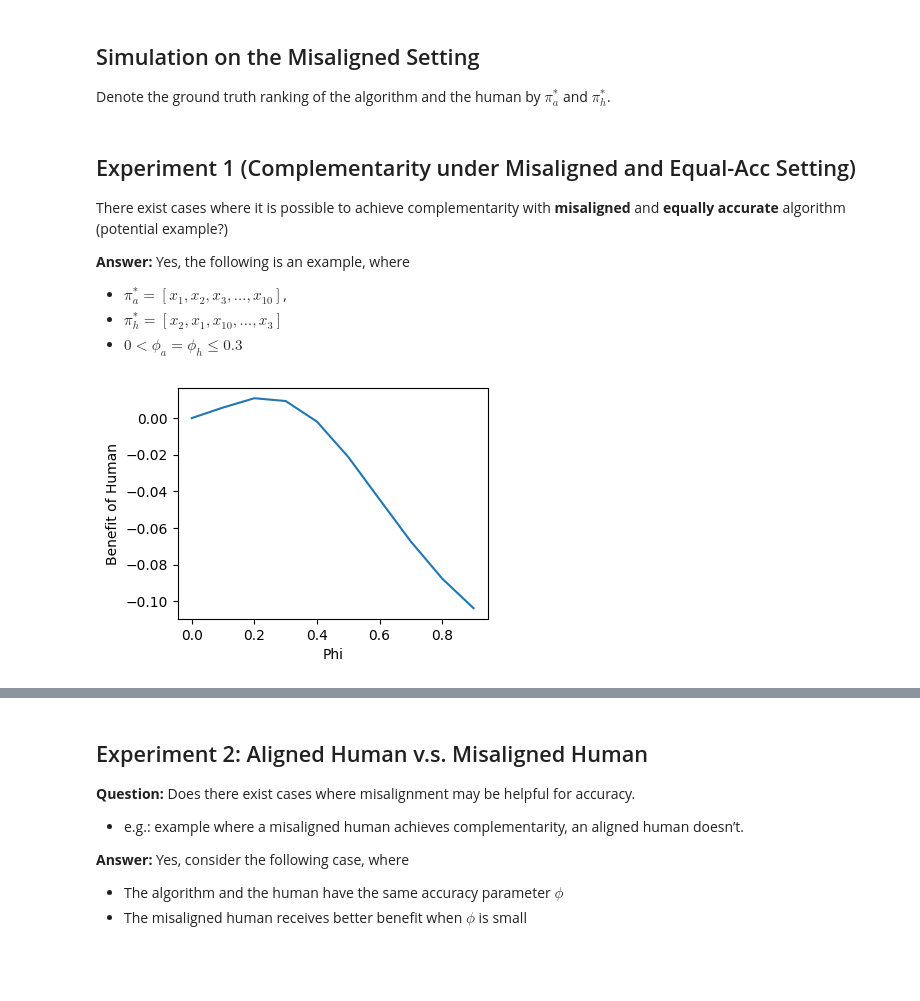
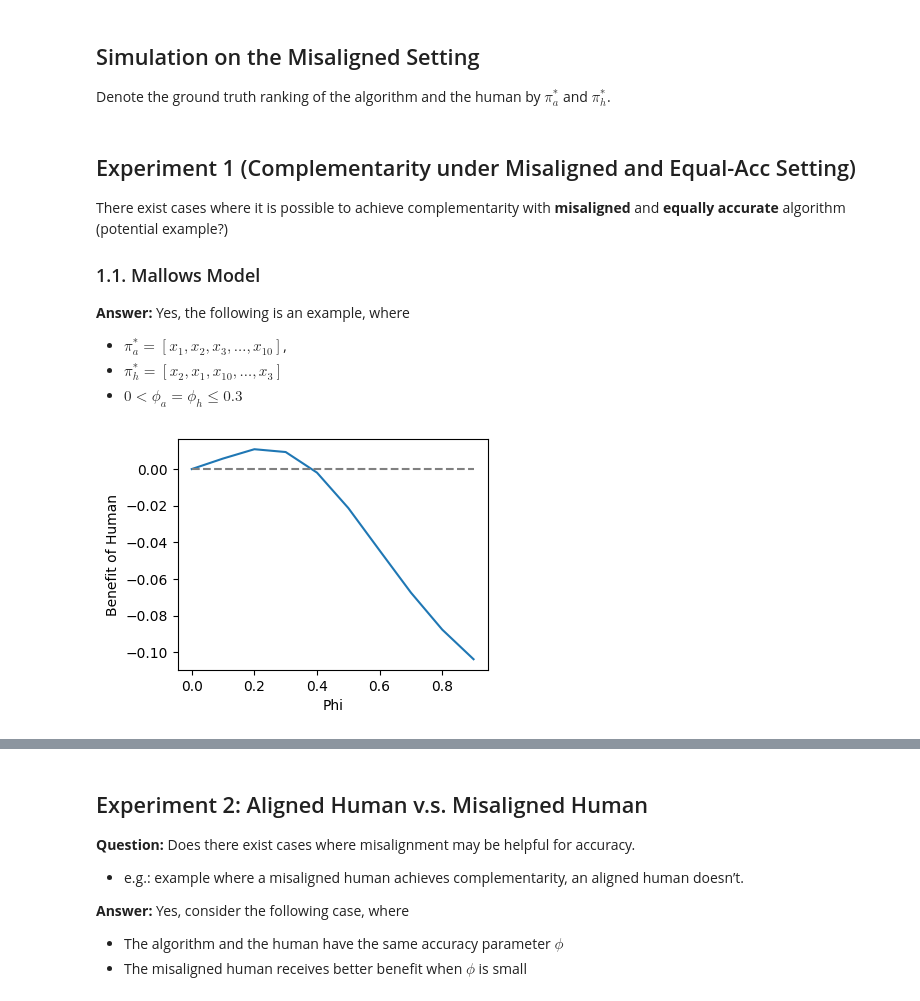
Before and after one commit to sjxer723/Two-List-Problem, a Jupyter notebook: misalignment.ipynb, the cells around one changed output, grey strips where cells are left out. Cells and saved outputs as stored; diff of their text form; code cells hidden in the pictures; blank space fills up the shorter version.

```diff
--- a/misalignment.ipynb
+++ b/misalignment.ipynb
@@ -12,6 +13,8 @@ from human_ai import HumanAI
 
 There exist cases where it is possible to achieve complementarity with **misaligned** and **equally accurate** algorithm (potential example?)
 
+
+### 1.1. Mallows Model
 **Answer:**
 Yes, the following is an example, where
 * $\pi_a^* = [x_1, x_2, x_3, \ldots, x_{10}]$,
@@ -20,23 +23,24 @@ Yes, the following is an example, where
 # %%
 m = 10
 k = 2
 slight_misaligned_pi_h_star = [2, 1] + [i for i in range(m, 2, -1)]
 
 ## Accuracy from 0 to 1
 phis, benefits = [], []
 for phi in np.arange(0, 1, 0.1):
     D_a = Mallows(m, phi, list(range(1, m+1)))
     D_h = Mallows(m, phi, slight_misaligned_pi_h_star)
     joint_system = HumanAI(m, D_a, D_h)
 
     benefit = joint_system.benefit_of_human_single_best(k)
     phis.append(phi)
     benefits.append(benefit)
 
 plt.figure(figsize=(4, 3))
 plt.plot(phis, benefits)
+plt.plot(phis, [0 for _ in range(len(phis))], linestyle='--', color='gray')
 plt.xlabel('Phi')
 plt.ylabel('Benefit of Human')
 plt.show()
 # %% [output]
-[figure, old version]
+[figure, new version]
```
Also changed, not shown: parts of 3 cells of this notebook.
